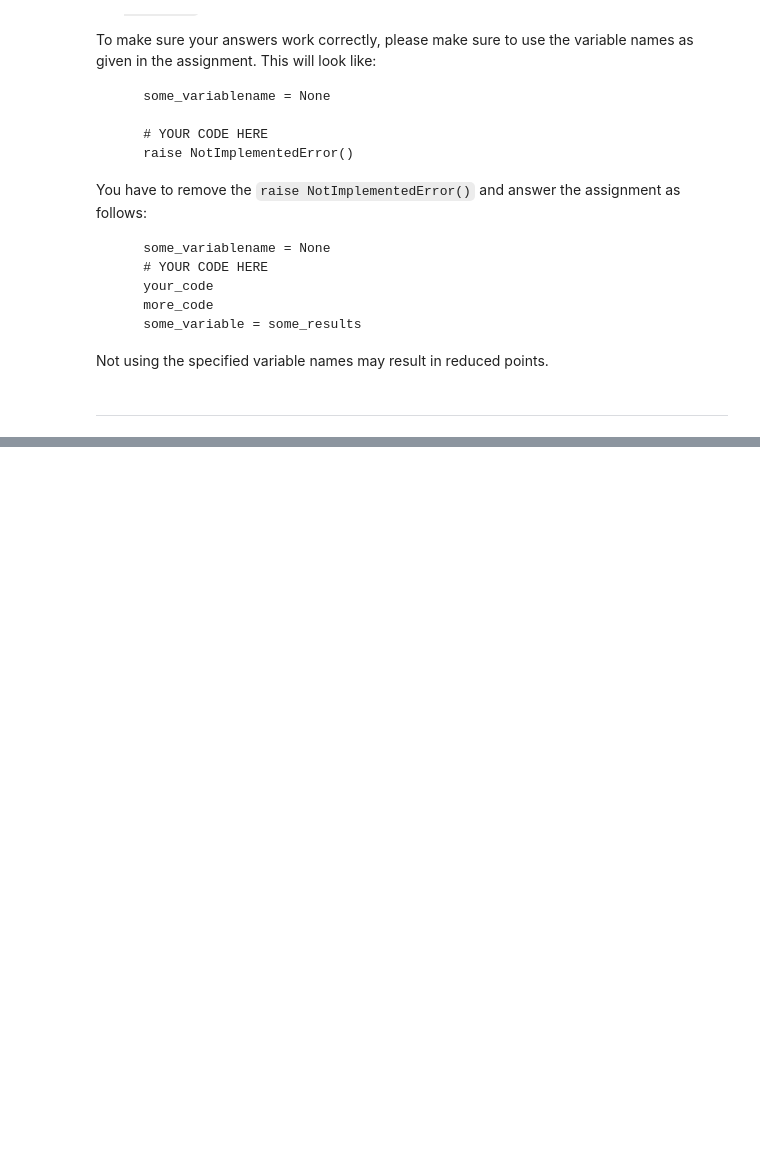
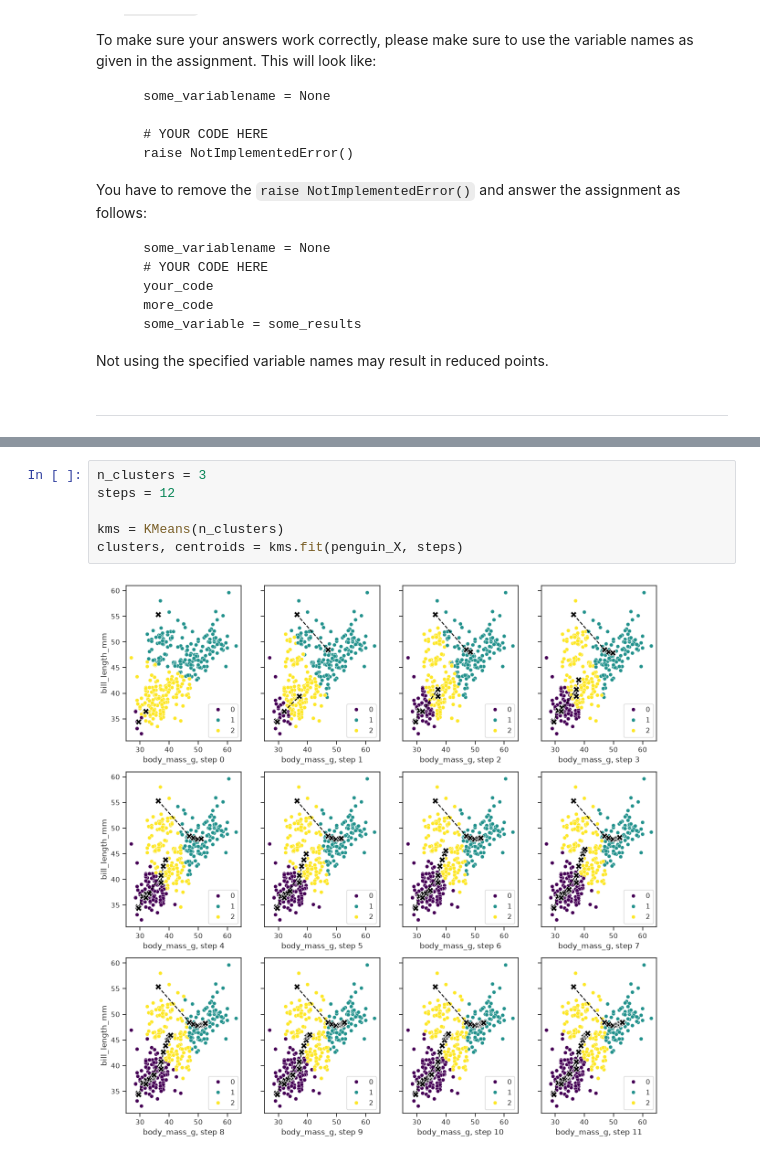
Before and after one commit to RobertvdLeeuw/nix-radboud, a Jupyter notebook: subjects/FDTM/SRobertvanderLeeuw_s1190941.ipynb, the cells around one changed output, grey strips where cells are left out. Drawn from its saved outputs; the diff is of its cells as text; blank space fills up the shorter version.

```diff
--- a/subjects/FDTM/SRobertvanderLeeuw_s1190941.ipynb
+++ b/subjects/FDTM/SRobertvanderLeeuw_s1190941.ipynb
@@ -786,0 +220,8 @@ Flipper length and bill length show up most often, but flipper length also shows
+# %%
+n_clusters = 3
+steps = 12
+
+kms = KMeans(n_clusters)
+clusters, centroids = kms.fit(penguin_X, steps)
+# %% [output]
+[figure, added]
```
Also changed, not shown: parts of 150 cells of this notebook, 1 other file.
